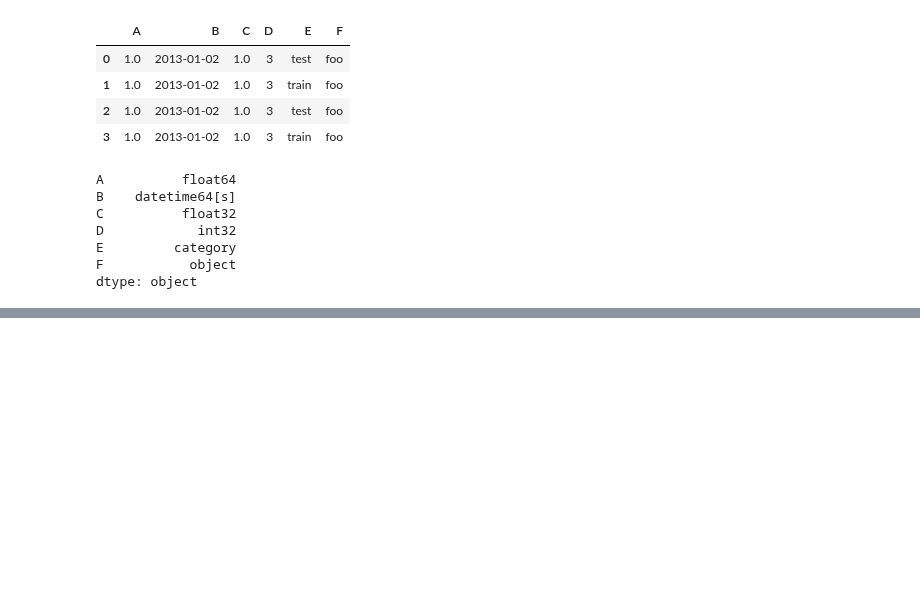
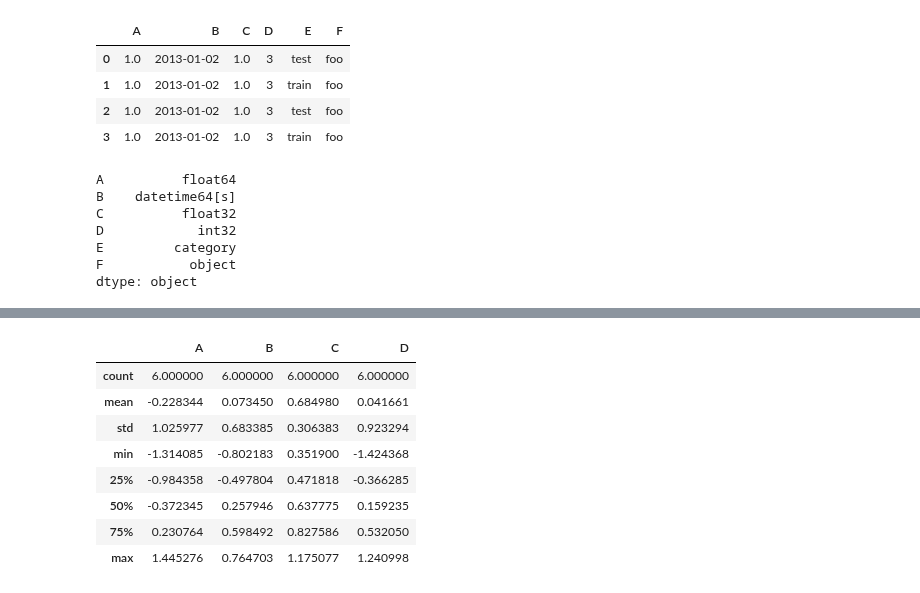
Before and after one commit to dnlmkhlv/ml, a Jupyter notebook: pandas/pandas_tutorial.ipynb, the cells around one changed output, grey strips where cells are left out. Saved outputs shown, nothing was run; the diff lists cells and outputs as text; code cells hidden in the pictures; blank space fills up the shorter version.

```diff
--- a/pandas/pandas_tutorial.ipynb
+++ b/pandas/pandas_tutorial.ipynb
@@ -135,0 +200,12 @@ dtype: object
+# %%
+df.describe()
+# %% [output]
+|  | A | B | C | D |
+| count | 6.000000 | 6.000000 | 6.000000 | 6.000000 |
+| mean | -0.228344 | 0.073450 | 0.684980 | 0.041661 |
+| std | 1.025977 | 0.683385 | 0.306383 | 0.923294 |
+| min | -1.314085 | -0.802183 | 0.351900 | -1.424368 |
+| 25% | -0.984358 | -0.497804 | 0.471818 | -0.366285 |
+| 50% | -0.372345 | 0.257946 | 0.637775 | 0.159235 |
+| 75% | 0.230764 | 0.598492 | 0.827586 | 0.532050 |
+| max | 1.445276 | 0.764703 | 1.175077 | 1.240998 |
```
Also changed, not shown: parts of 12 cells of this notebook.
